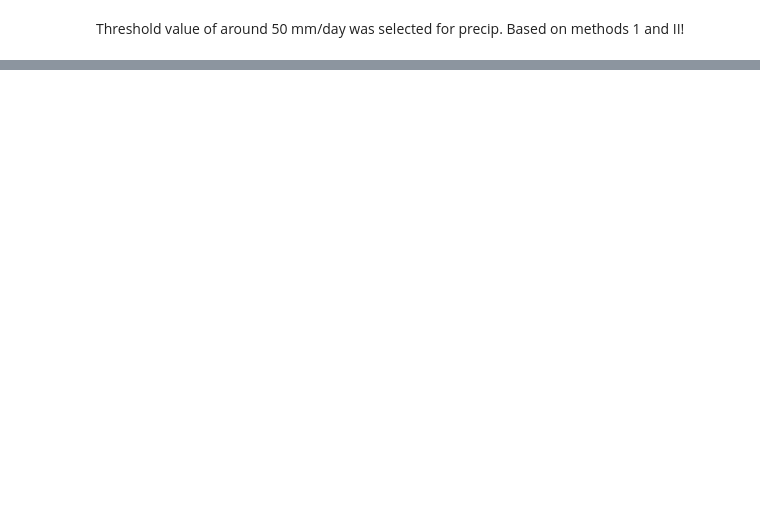
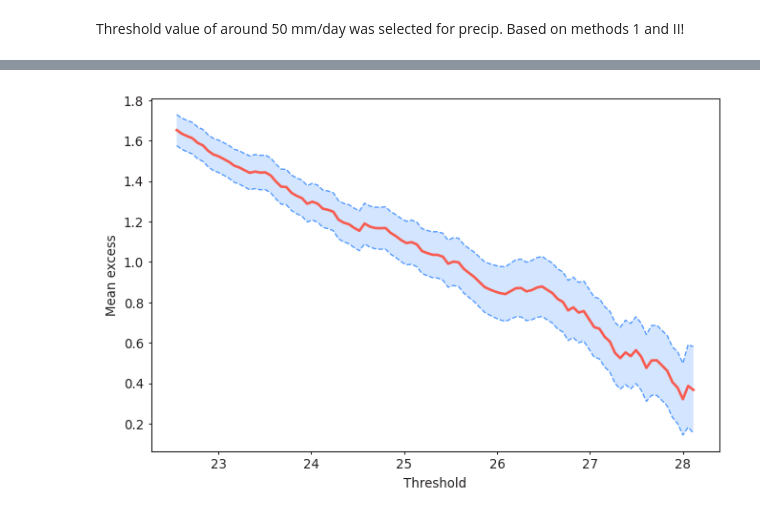
Before and after one commit to AsthanaShivanshi/Processing_and_Analysis_Scripts, a Jupyter notebook: Stats_EVT/Threshold_Plus_POT.ipynb, the cells around one changed output, grey strips where cells are left out. Drawn from its saved outputs; the diff is of its cells as text; code cells hidden in the pictures; blank space fills up the shorter version.

```diff
--- a/Stats_EVT/Threshold_Plus_POT.ipynb
+++ b/Stats_EVT/Threshold_Plus_POT.ipynb
@@ -91,0 +183,13 @@ Threshold value of around 50 mm/day was selected for precip. Based on methods 1
+# %%
+data_hr_temp=xr.open_dataset(f"{config.TARGET_DIR}/TabsD_1971_2023.nc")
+data_hr_temp= data_hr_temp.sel(time=slice('1981-01-01', '2010-12-31'))
+# %%
+ # Target location (Locarno)
+target_lat = 46.1709
+target_lon = 8.7995
+# %%
+data_hr_temp_locarno = select_nearest_grid_cell(data_hr_temp, target_lat, target_lon, 'TabsD')
+
+temp_series_hr = data_hr_temp_locarno['data']
+lat_idx = data_hr_temp_locarno['lat_idx']
+lon_idx = data_hr_temp_locarno['lon_idx']
@@ -91,0 +204,7 @@ Threshold value of around 50 mm/day was selected for precip. Based on methods 1
+# %%
+temp_series_hr_pd= temp_series_hr.to_pandas()
+# %%
+plot_mean_residual_life(temp_series_hr_pd)
+plt.show()
+# %% [output]
+[figure, added]
```
Also changed, not shown: parts of 28 cells of this notebook, 1 other file.
